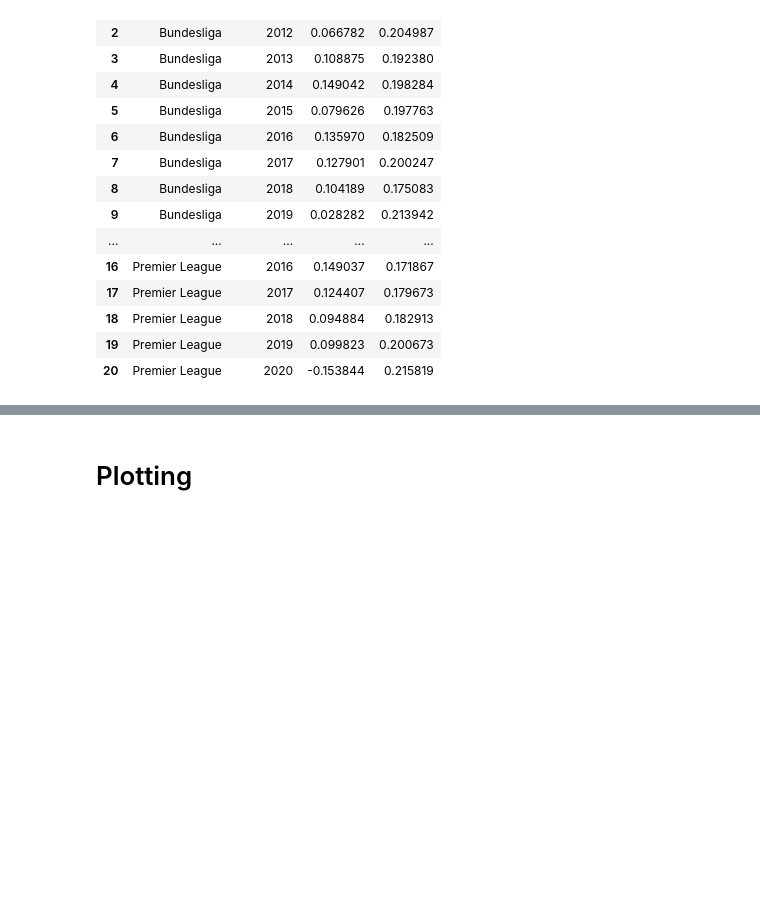
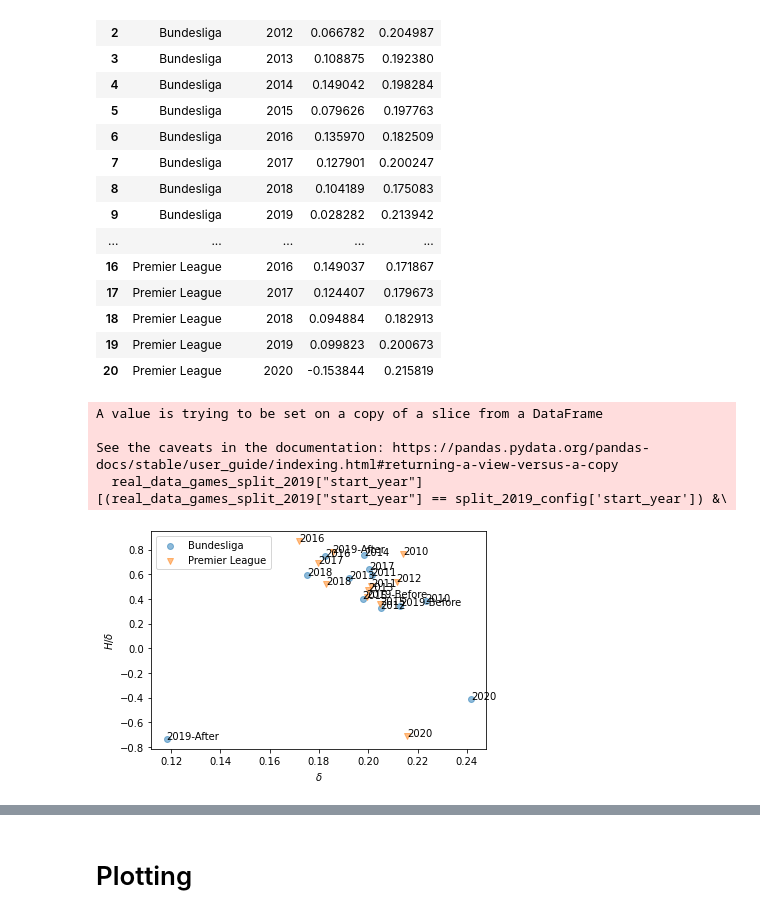
Before and after one commit to nicolas-kuechler/eth-sports-networks-2021, a Jupyter notebook: project.ipynb, the cells around one changed output, grey strips where cells are left out. Cells and saved outputs as stored; diff of their text form; code cells hidden in the pictures; blank space fills up the shorter version.

Commit message:
Add start of 2019 split

```diff
--- a/project.ipynb
+++ b/project.ipynb
@@ -752,4 +756,6 @@ for _, (start_year, end_year, league) in real_data_games[["start_year", "end_yea
 # %%
+real_data_teams = build_real_data_teams(real_data_games)
+
 display(real_data_teams)
 # %% [output]
 |  | rank | team | win_ratio | win_ratio_home | win_ratio_away | league | start_year | end_year |
@@ -967,3 +973,76 @@ display(models)
 | 18 | Premier League | 2018 | 0.094884 | 0.182913 |
 | 19 | Premier League | 2019 | 0.099823 | 0.200673 |
 | 20 | Premier League | 2020 | -0.153844 | 0.215819 |
+# %%
+import datetime
+
+split_2019_config = {
+    'split_date': datetime.datetime(2020, 3, 24),
+    'league': 'Bundesliga',
+    'start_year': 2019
+}
+
+real_data_games_split_2019 = real_data_games.copy()
+real_data_games_split_2019["Date"] = pd.to_datetime(real_data_games_split_2019["Date"], format='%d.%m.%y')
+
+# display(real_data_games_split_2019[real_data_games_split_2019["start_year"] == 2019])
+
+real_data_games_split_2019["start_year"][(real_data_games_split_2019["start_year"] == split_2019_config['start_year']) &\
+#                            (real_data_games_split_2019["league_name"] == split_2019_config['league']) &\
+                           (real_data_games_split_2019["Date"] >= split_2019_config['split_date'])] = "2019-After"
+real_data_games_split_2019["start_year"][(real_data_games_split_2019["start_year"] == split_2019_config['start_year']) &\
+#                            (real_data_games_split_2019["league_name"] == split_2019_config['league']) &\
+                           (real_data_games_split_2019["Date"] < split_2019_config['split_date'])] = "2019-Before"
+
+# display(real_data_games_split_2019[real_data_games_split_2019["start_year"] == "2019-After"])
+
+real_data_teams_split_2019 = build_real_data_teams(real_data_games_split_2019)
+
+relevant_cols = ["team", "win_ratio", "start_year", "league"]
+
+all_games_with_winratios = real_data_games_split_2019.merge(real_data_teams_split_2019[relevant_cols], left_on=['Home', 'start_year', 'league_name'], right_on=['team', 'start_year', 'league']) \
+    .merge(real_data_teams_split_2019[relevant_cols], left_on=['Away', 'start_year', 'league_name'], right_on=['team', 'start_year', 'league'])
+all_games_with_winratios["delta_w"] = all_games_with_winratios['win_ratio_x'] - all_games_with_winratios['win_ratio_y']
+
+# Now calculate if home won
+v = all_games_with_winratios["Score"].str.split("–", expand=True)
+all_games_with_winratios["home_won"] = (v[0] > v[1]).astype(int)
+all_games_with_winratios = all_games_with_winratios[v[0] != v[1]]  # Filter draws
+
+def compute_theta(x):
+    mle_X = x["delta_w"]
+    mle_Y = x["home_won"]
+
+    model = minimize(gen_data_likelihood(mle_X, mle_Y), [0.1, 3], method='Nelder-Mead')
+    return model["x"][0], model["x"][1]
+
+grouped = all_games_with_winratios[["delta_w", "home_won", "league_name", "start_year"]].groupby(['league_name', 'start_year'])
+models = { i: (name + compute_theta(group)) for i, (name, group) in enumerate(grouped)}
+models = pd.DataFrame.from_dict(models, orient='index', columns=['league', 'start_year', 'H', 'delta'])
+
+config_figure_2 = {
+    "Bundesliga": {'marker': 'o', 'color': 'red'},
+    "Premier League": {'marker': 'v', 'color': 'yellow'},
+}
+
+plt.figure()
+for i, (league, rows) in enumerate(models.groupby('league')):
+    current_league_models = models
+    plt.scatter(rows['delta'], rows['H'] / rows['delta'], \
+               marker=config_figure_2[league]['marker'], color=plt.cm.tab10(i), \
+               alpha=0.5, label=league)
+    for row in rows.itertuples():
+        plt.annotate(row.start_year, (row.delta, row.H / row.delta))
+
+plt.xlabel("$\\delta$")
+# plt.xlim(0.1, 0.35)
+plt.ylabel("$H/\\delta$")
+# plt.ylim(0.0, 1.5)
+plt.legend()
+plt.show()
+# %% [output]
+A value is trying to be set on a copy of a slice from a DataFrame
+
+See the caveats in the documentation: https://pandas.pydata.org/pandas-docs/stable/user_guide/indexing.html#returning-a-view-versus-a-copy
+  real_data_games_split_2019["start_year"][(real_data_games_split_2019["start_year"] == split_2019_config['start_year']) &\
+[figure, added]
```
Also changed, not shown: parts of 3 cells of this notebook.
